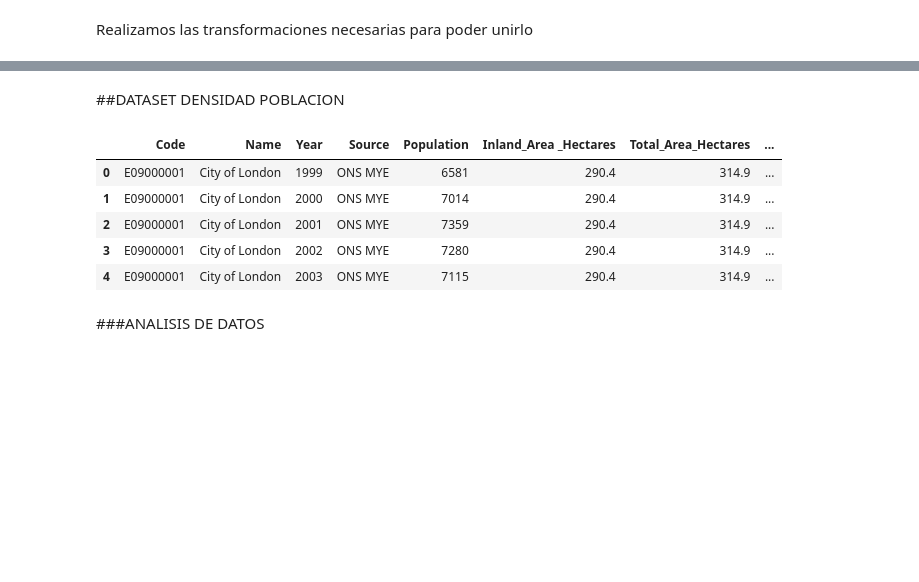
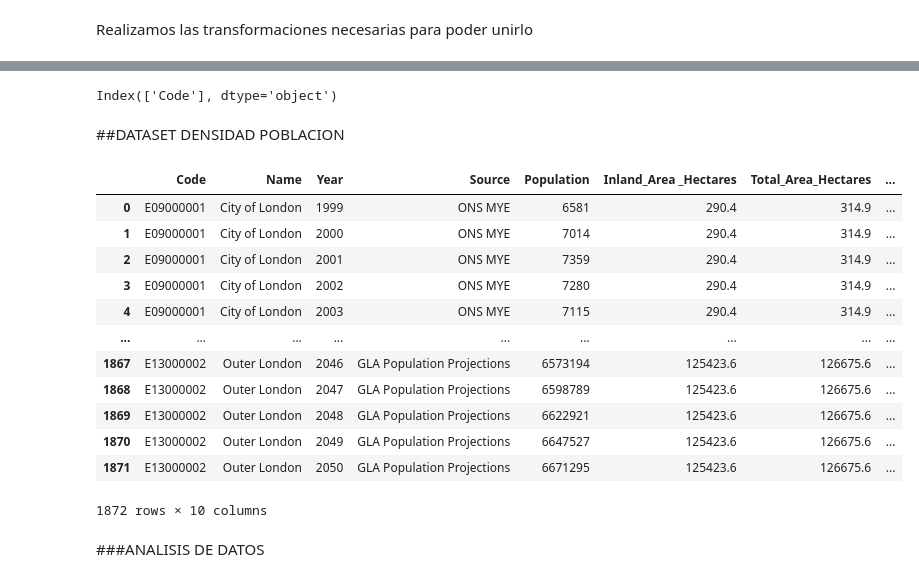
Before and after one commit to Roberto-he/TFM_RHG, a Jupyter notebook: TFM_FIRE_RHG.ipynb, the cells around one changed output, grey strips where cells are left out. Drawn from its saved outputs; the diff is of its cells as text; code cells hidden in the pictures; blank space fills up the shorter version.

```diff
--- a/TFM_FIRE_RHG.ipynb
+++ b/TFM_FIRE_RHG.ipynb
@@ -340,15 +392,26 @@ viviendas_tr
+# %%
+columns
+# %% [output]
+Index(['Code'], dtype='object')
 # %% [markdown]
 ##DATASET DENSIDAD POBLACION
 # %%
 densidad = pd.read_csv('/gdrive/My Drive/TFM-Roberto_Hernandez/datasets/housing-density-borough.csv')
-densidad.head()
+densidad
 # %% [output]
 |  | Code | Name | Year | Source | Population | Inland_Area _Hectares | Total_Area_Hectares | ... |
 | 0 | E09000001 | City of London | 1999 | ONS MYE | 6581 | 290.4 | 314.9 | ... |
 | 1 | E09000001 | City of London | 2000 | ONS MYE | 7014 | 290.4 | 314.9 | ... |
 | 2 | E09000001 | City of London | 2001 | ONS MYE | 7359 | 290.4 | 314.9 | ... |
 | 3 | E09000001 | City of London | 2002 | ONS MYE | 7280 | 290.4 | 314.9 | ... |
 | 4 | E09000001 | City of London | 2003 | ONS MYE | 7115 | 290.4 | 314.9 | ... |
+| ... | ... | ... | ... | ... | ... | ... | ... | ... |
+| 1867 | E13000002 | Outer London | 2046 | GLA Population Projections | 6573194 | 125423.6 | 126675.6 | ... |
+| 1868 | E13000002 | Outer London | 2047 | GLA Population Projections | 6598789 | 125423.6 | 126675.6 | ... |
+| 1869 | E13000002 | Outer London | 2048 | GLA Population Projections | 6622921 | 125423.6 | 126675.6 | ... |
+| 1870 | E13000002 | Outer London | 2049 | GLA Population Projections | 6647527 | 125423.6 | 126675.6 | ... |
+| 1871 | E13000002 | Outer London | 2050 | GLA Population Projections | 6671295 | 125423.6 | 126675.6 | ... |
+1872 rows × 10 columns
 # %% [markdown]
 ###ANALISIS DE DATOS
 # %%
```
Also changed, not shown: parts of 80 cells of this notebook.
